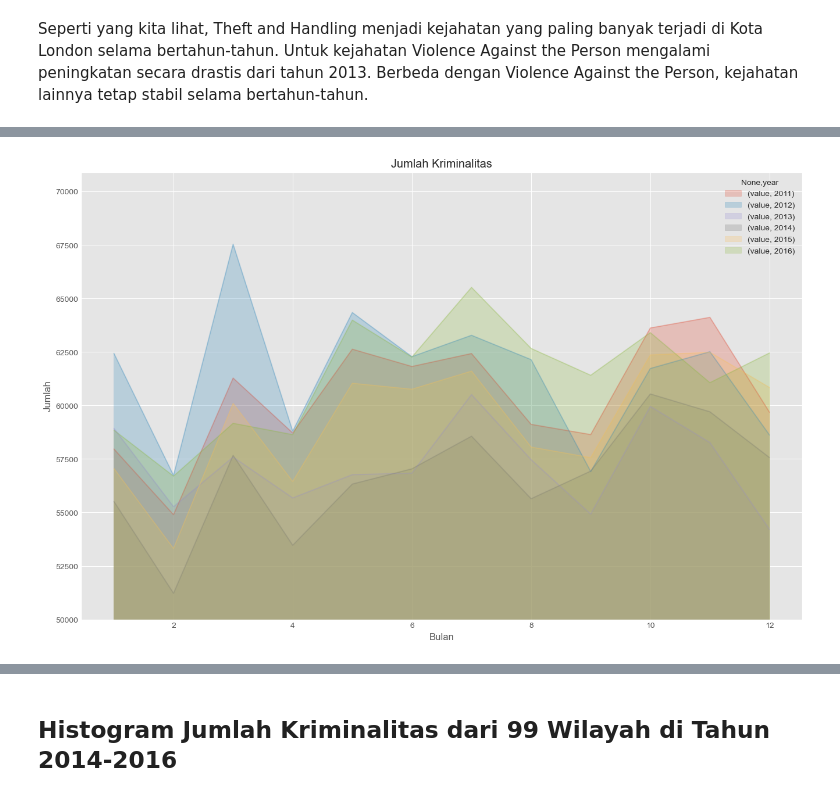
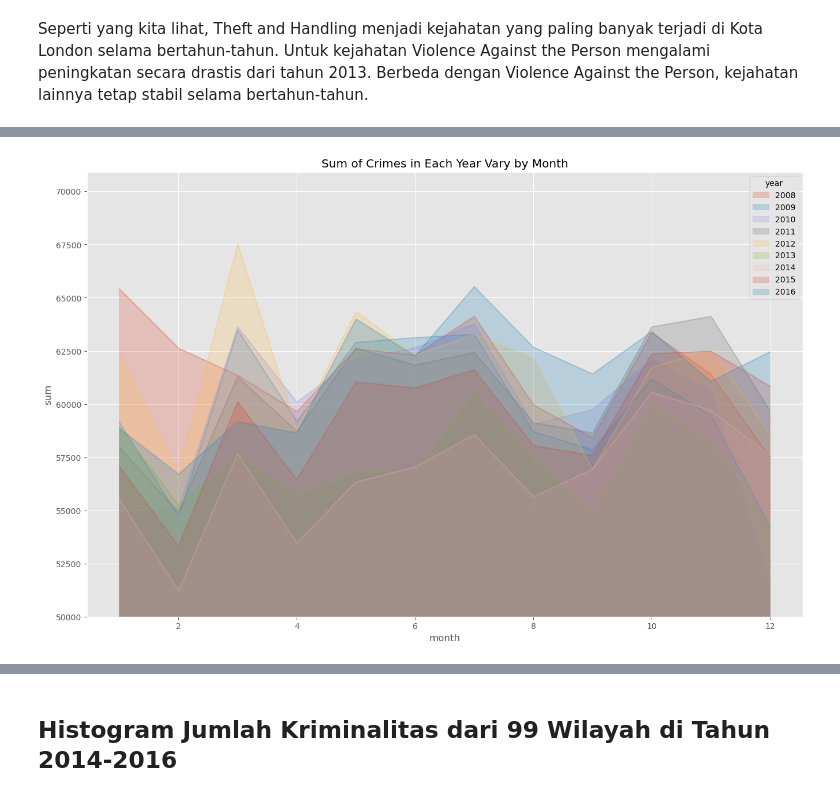
Before and after one commit to melinfebriani/PYTN_Assgn_1_4_Melin-Febriani, a Jupyter notebook: PYTN_Assgn_1_4_Melin-Febriani.ipynb, the cells around one changed output, grey strips where cells are left out. Cells and saved outputs as stored; diff of their text form; code cells hidden in the pictures.

```diff
--- a/PYTN_Assgn_1_4_Melin-Febriani.ipynb
+++ b/PYTN_Assgn_1_4_Melin-Febriani.ipynb
@@ -133,6 +135,6 @@ Seperti yang kita lihat, Theft and Handling menjadi kejahatan yang paling banyak
 # %%
-num_of_crimes_in_each_year = pd.DataFrame(
-    df_crime.groupby(['month', 'year'])['value'].sum()
+df_year_month = pd.DataFrame(
+    df_crimes.groupby(['year', 'month'])['value'].sum().unstack().transpose()
 )
-num_of_crimes_in_each_year
+df_year_month
 # %% [output]
@@ -179,16 +155,15 @@ df_2
 # %%
-df_2.plot(
+df_year_month.plot(
     kind='area',
     alpha=0.25,
     stacked=False,
     figsize=(16, 10)
 )
-plt.title('Jumlah Kriminalitas')
-plt.ylabel('Jumlah')
-plt.xlabel('Bulan')
+plt.title('Sum of Crimes in Each Year Vary by Month')
+plt.ylabel('sum')
+plt.xlabel('month')
 plt.ylim(bottom=50000)
-# plt.legend(range(2008, 2016))
 
 plt.show()
 # %% [output]
-[figure, old version]
+[figure, new version]
```
Also changed, not shown: parts of 8 cells of this notebook.
